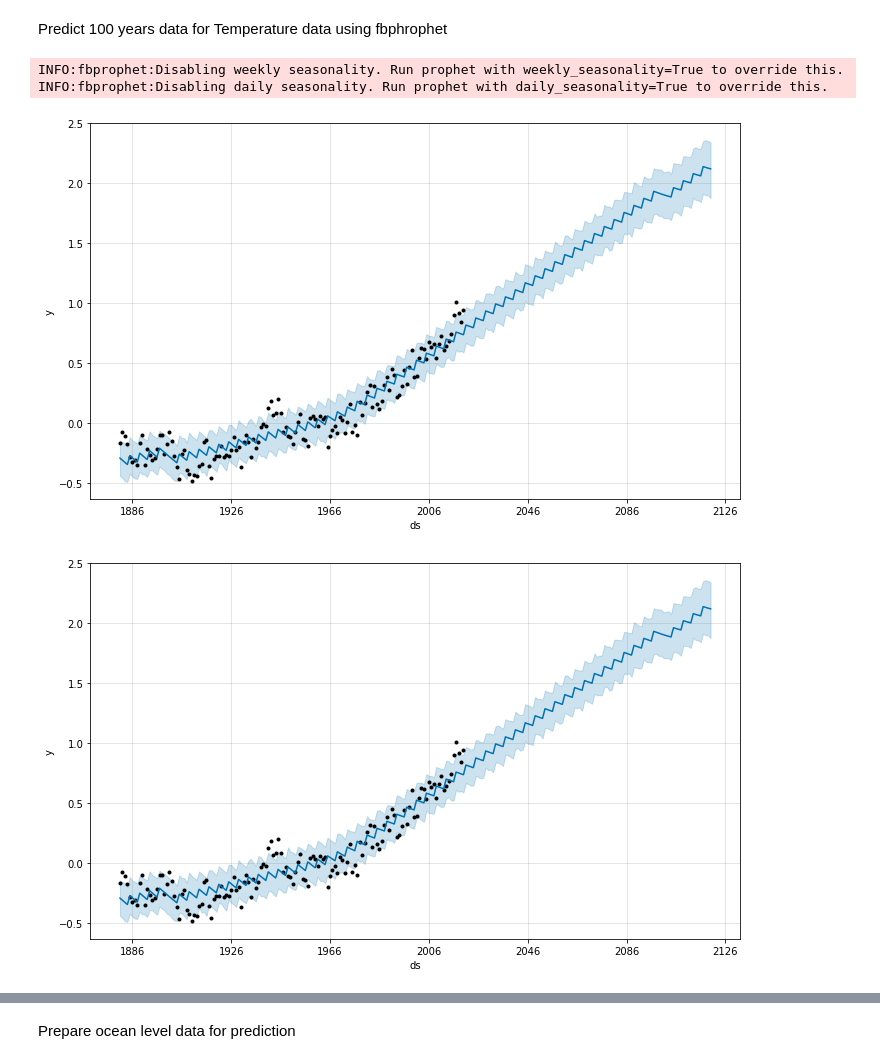
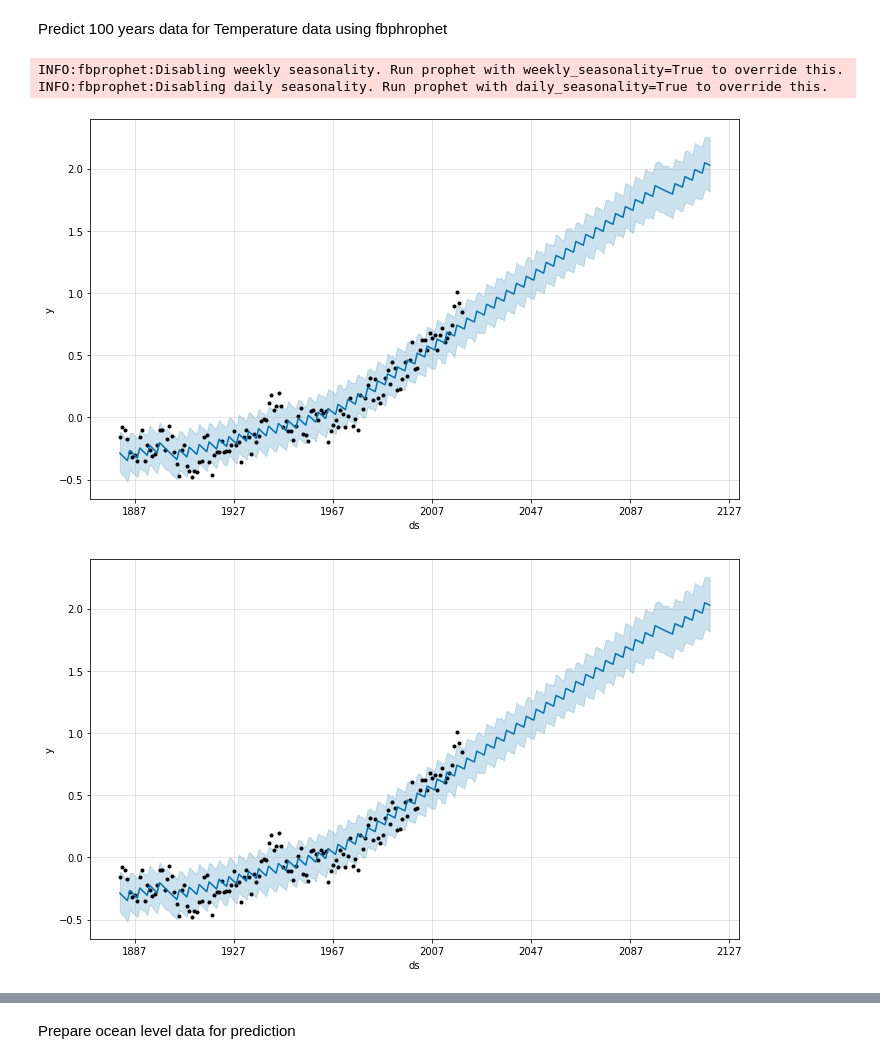
Before and after one commit to heber-augusto/planetaagua, a Jupyter notebook: data/InterfaceDadosNASA.ipynb, the cells around one changed output, grey strips where cells are left out. Cells and saved outputs as stored; diff of their text form; code cells hidden in the pictures.

```diff
--- a/data/InterfaceDadosNASA.ipynb
+++ b/data/InterfaceDadosNASA.ipynb
@@ -171,32 +78,37 @@ plt.plot(t.resample('A').mean(), color='#1C7C54', linewidth=1.0)
 # %% [markdown]
 Predict 100 years data for Temperature data using fbphrophet
 # %%
+dados_glbt['timestamp'] = pd.to_datetime(dict(year=dados_glbt.Year,
+                                                    month=12,
+                                                    day=31))
+
+#remove 2019 year wich has no value
+temperatura_data = dados_glbt[dados_glbt.Year != 2019][['Year',
+                                                        'J-D',
+                                                        'timestamp']]
 
 
-t_ = t.resample('A').mean()
 
 # Create a new DataFrame with which we will create/train our Prophet model
 t_prophet = pd.DataFrame()
-t_prophet['ds'] = t_.index
-t_prophet['y'] = t_['Avg_Anomaly_deg_C'].values
-
-
+t_prophet['ds'] = temperatura_data.timestamp
+t_prophet['y'] = temperatura_data['J-D'].values
 
 # Instantiate model and fit to data (just like with sklearn model API)
 m = Prophet()
 m.fit(t_prophet)
 
 # Generate future dataframe containing predictions (we are doing this for 100 years into the future)
 future = m.make_future_dataframe(freq='A', periods=100)
 forecast = m.predict(future)
 
 # Plot the resulting forecast
 m.plot(forecast)
 # %% [output]
 INFO:fbprophet:Disabling weekly seasonality. Run prophet with weekly_seasonality=True to override this.
 INFO:fbprophet:Disabling daily seasonality. Run prophet with daily_seasonality=True to override this.
-[figure, old version]
+[figure, new version]
-[figure, old version]
+[figure, new version]
 # %%
 # Plot the forecast components
 m.plot_components(forecast)
```
Also changed, not shown: parts of 13 cells of this notebook.
